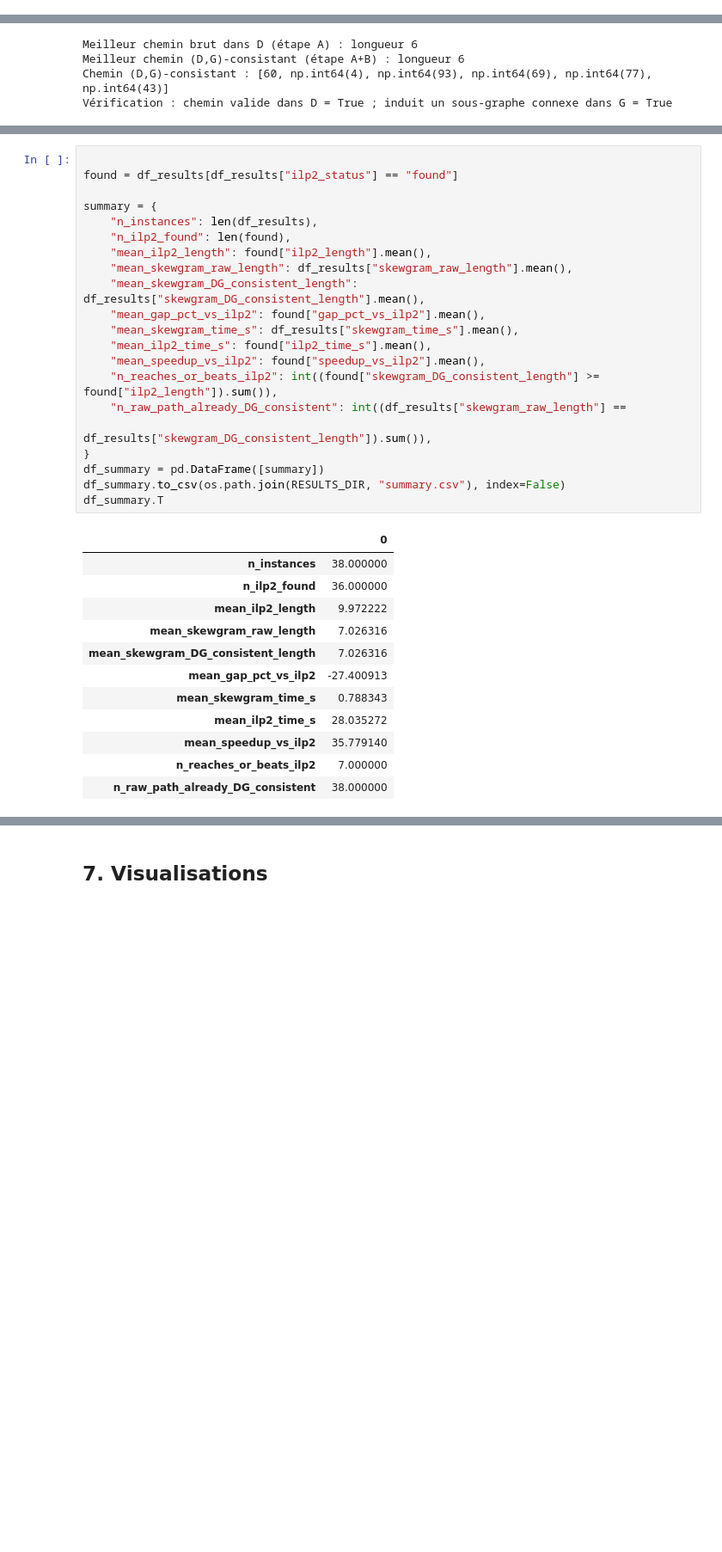
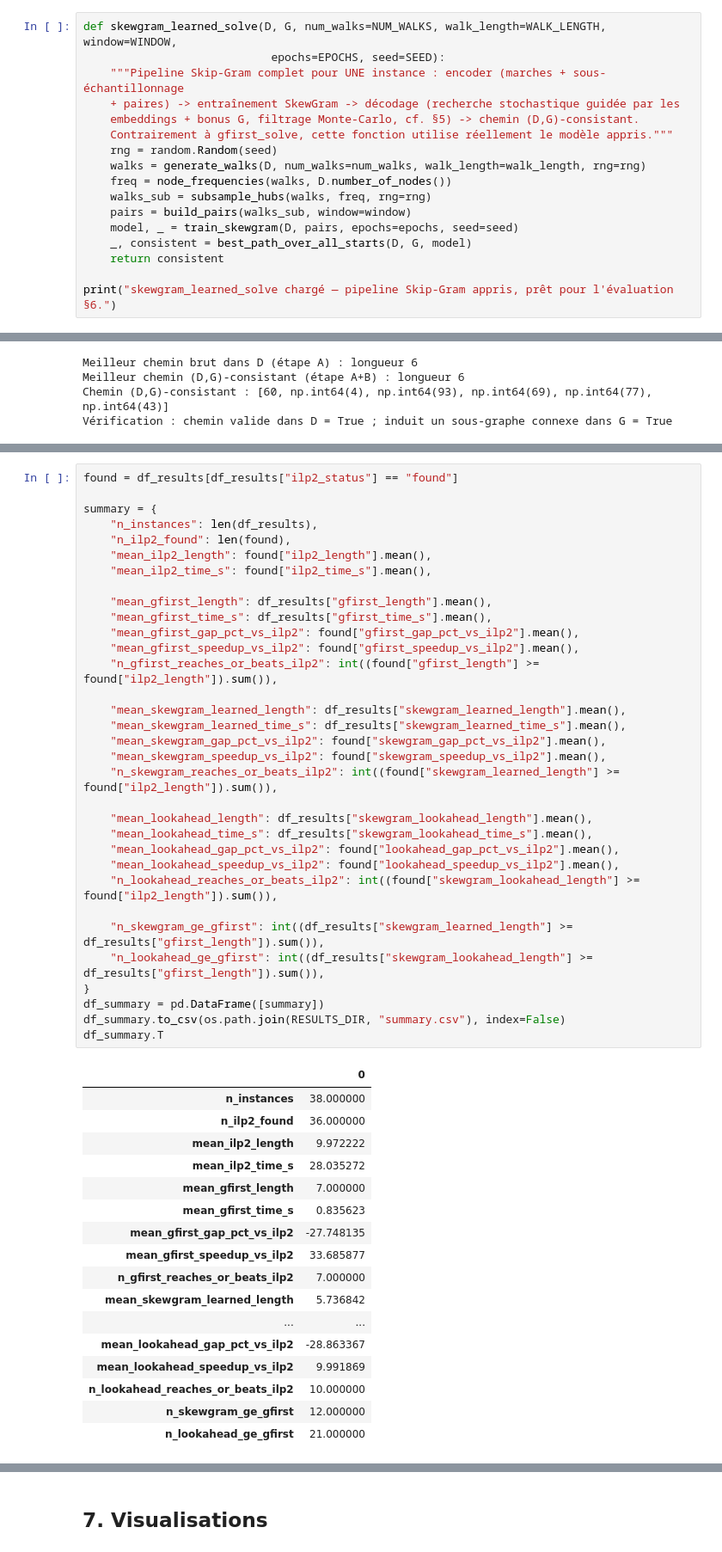
Before and after one commit to AymanMady/deep-learning, a Jupyter notebook: one_to_one_skewgram.ipynb, the cells around one changed output, grey strips where cells are left out. Shown at 86% size. Drawn from its saved outputs; the diff is of its cells as text; blank space fills up the shorter version.

```diff
--- a/one_to_one_skewgram.ipynb
+++ b/one_to_one_skewgram.ipynb
@@ -770,3 +769,20 @@ def gfirst_solve(D, G, n_walks=150000, alpha=0.98):
 print('G-First Guided (v4) algorithm loaded successfully.')
 # %% [output]
 G-First Guided (v4) algorithm loaded successfully.
+# %%
+def skewgram_learned_solve(D, G, num_walks=NUM_WALKS, walk_length=WALK_LENGTH, window=WINDOW,
+                            epochs=EPOCHS, seed=SEED):
+    """Pipeline Skip-Gram complet pour UNE instance : encoder (marches + sous-échantillonnage
+    + paires) -> entraînement SkewGram -> décodage (recherche stochastique guidée par les
+    embeddings + bonus G, filtrage Monte-Carlo, cf. §5) -> chemin (D,G)-consistant.
+    Contrairement à gfirst_solve, cette fonction utilise réellement le modèle appris."""
+    rng = random.Random(seed)
+    walks = generate_walks(D, num_walks=num_walks, walk_length=walk_length, rng=rng)
+    freq = node_frequencies(walks, D.number_of_nodes())
+    walks_sub = subsample_hubs(walks, freq, rng=rng)
+    pairs = build_pairs(walks_sub, window=window)
+    model, _ = train_skewgram(D, pairs, epochs=epochs, seed=seed)
+    _, consistent = best_path_over_all_starts(D, G, model)
+    return consistent
+
+print("skewgram_learned_solve chargé — pipeline Skip-Gram appris, prêt pour l'évaluation §6.")
@@ -868,35 +986,52 @@ df_results
 # %%
-
 found = df_results[df_results["ilp2_status"] == "found"]
 
 summary = {
     "n_instances": len(df_results),
     "n_ilp2_found": len(found),
     "mean_ilp2_length": found["ilp2_length"].mean(),
-    "mean_skewgram_raw_length": df_results["skewgram_raw_length"].mean(),
-    "mean_skewgram_DG_consistent_length": df_results["skewgram_DG_consistent_length"].mean(),
-    "mean_gap_pct_vs_ilp2": found["gap_pct_vs_ilp2"].mean(),
-    "mean_skewgram_time_s": df_results["skewgram_time_s"].mean(),
     "mean_ilp2_time_s": found["ilp2_time_s"].mean(),
-    "mean_speedup_vs_ilp2": found["speedup_vs_ilp2"].mean(),
-    "n_reaches_or_beats_ilp2": int((found["skewgram_DG_consistent_length"] >= found["ilp2_length"]).sum()),
-    "n_raw_path_already_DG_consistent": int((df_results["skewgram_raw_length"] ==
-                                              df_results["skewgram_DG_consistent_length"]).sum()),
+
+    "mean_gfirst_length": df_results["gfirst_length"].mean(),
+    "mean_gfirst_time_s": df_results["gfirst_time_s"].mean(),
+    "mean_gfirst_gap_pct_vs_ilp2": found["gfirst_gap_pct_vs_ilp2"].mean(),
+    "mean_gfirst_speedup_vs_ilp2": found["gfirst_speedup_vs_ilp2"].mean(),
+    "n_gfirst_reaches_or_beats_ilp2": int((found["gfirst_length"] >= found["ilp2_length"]).sum()),
+
+    "mean_skewgram_learned_length": df_results["skewgram_learned_length"].mean(),
+    "mean_skewgram_learned_time_s": df_results["skewgram_learned_time_s"].mean(),
+    "mean_skewgram_gap_pct_vs_ilp2": found["skewgram_gap_pct_vs_ilp2"].mean(),
+    "mean_skewgram_speedup_vs_ilp2": found["skewgram_speedup_vs_ilp2"].mean(),
+    "n_skewgram_reaches_or_beats_ilp2": int((found["skewgram_learned_length"] >= found["ilp2_length"]).sum()),
+
+    "mean_lookahead_length": df_results["skewgram_lookahead_length"].mean(),
+    "mean_lookahead_time_s": df_results["skewgram_lookahead_time_s"].mean(),
+    "mean_lookahead_gap_pct_vs_ilp2": found["lookahead_gap_pct_vs_ilp2"].mean(),
+    "mean_lookahead_speedup_vs_ilp2": found["lookahead_speedup_vs_ilp2"].mean(),
+    "n_lookahead_reaches_or_beats_ilp2": int((found["skewgram_lookahead_length"] >= found["ilp2_length"]).sum()),
+
+    "n_skewgram_ge_gfirst": int((df_results["skewgram_learned_length"] >= df_results["gfirst_length"]).sum()),
+    "n_lookahead_ge_gfirst": int((df_results["skewgram_lookahead_length"] >= df_results["gfirst_length"]).sum()),
 }
 df_summary = pd.DataFrame([summary])
 df_summary.to_csv(os.path.join(RESULTS_DIR, "summary.csv"), index=False)
 df_summary.T
 # %% [output]
 |  | 0 |
 | n_instances | 38.000000 |
 | n_ilp2_found | 36.000000 |
 | mean_ilp2_length | 9.972222 |
-| mean_skewgram_raw_length | 7.026316 |
-| mean_skewgram_DG_consistent_length | 7.026316 |
-| mean_gap_pct_vs_ilp2 | -27.400913 |
-| mean_skewgram_time_s | 0.788343 |
 | mean_ilp2_time_s | 28.035272 |
-| mean_speedup_vs_ilp2 | 35.779140 |
-| n_reaches_or_beats_ilp2 | 7.000000 |
-| n_raw_path_already_DG_consistent | 38.000000 |
+| mean_gfirst_length | 7.000000 |
+| mean_gfirst_time_s | 0.835623 |
+| mean_gfirst_gap_pct_vs_ilp2 | -27.748135 |
+| mean_gfirst_speedup_vs_ilp2 | 33.685877 |
+| n_gfirst_reaches_or_beats_ilp2 | 7.000000 |
+| mean_skewgram_learned_length | 5.736842 |
+| ... | ... |
+| mean_lookahead_gap_pct_vs_ilp2 | -28.863367 |
+| mean_lookahead_speedup_vs_ilp2 | 9.991869 |
+| n_lookahead_reaches_or_beats_ilp2 | 10.000000 |
+| n_skewgram_ge_gfirst | 12.000000 |
+| n_lookahead_ge_gfirst | 21.000000 |
 # %% [markdown]
```
Also changed, not shown: parts of 13 cells of this notebook, 22 other files.
